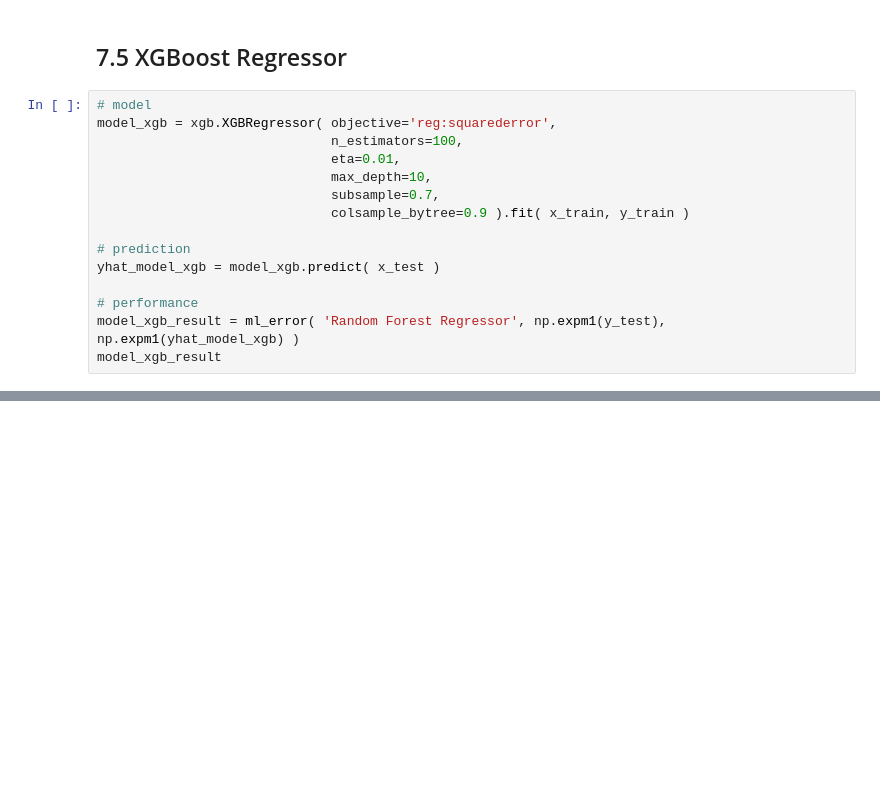
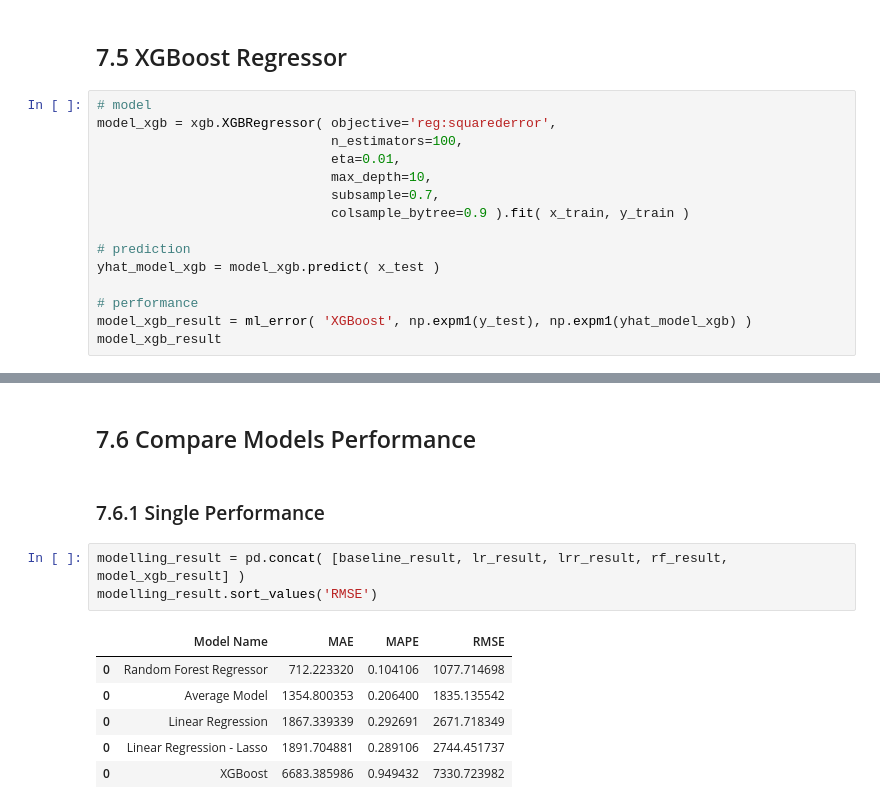
Before and after one commit to victor-vilela/rossman_store_sales, a Jupyter notebook: m07_v01_store_sales_prediction.ipynb, the cells around one changed output, grey strips where cells are left out. Drawn from its saved outputs; the diff is of its cells as text; blank space fills up the shorter version.

```diff
--- a/m07_v01_store_sales_prediction.ipynb
+++ b/m07_v01_store_sales_prediction.ipynb
@@ -1064,5 +1149,5 @@ model_xgb = xgb.XGBRegressor( objective='reg:squarederror',
 yhat_model_xgb = model_xgb.predict( x_test )
 
 # performance
-model_xgb_result = ml_error( 'Random Forest Regressor', np.expm1(y_test), np.expm1(yhat_model_xgb) )
+model_xgb_result = ml_error( 'XGBoost', np.expm1(y_test), np.expm1(yhat_model_xgb) )
 model_xgb_result
@@ -1068,0 +1174,14 @@ model_xgb_result
+# %% [markdown]
+## 7.6 Compare Models Performance
+# %% [markdown]
+### 7.6.1 Single Performance
+# %%
+modelling_result = pd.concat( [baseline_result, lr_result, lrr_result, rf_result, model_xgb_result] )
+modelling_result.sort_values('RMSE')
+# %% [output]
+|  | Model Name | MAE | MAPE | RMSE |
+| 0 | Random Forest Regressor | 712.223320 | 0.104106 | 1077.714698 |
+| 0 | Average Model | 1354.800353 | 0.206400 | 1835.135542 |
+| 0 | Linear Regression | 1867.339339 | 0.292691 | 2671.718349 |
+| 0 | Linear Regression - Lasso | 1891.704881 | 0.289106 | 2744.451737 |
+| 0 | XGBoost | 6683.385986 | 0.949432 | 7330.723982 |
```
Also changed, not shown: parts of 18 cells of this notebook.
